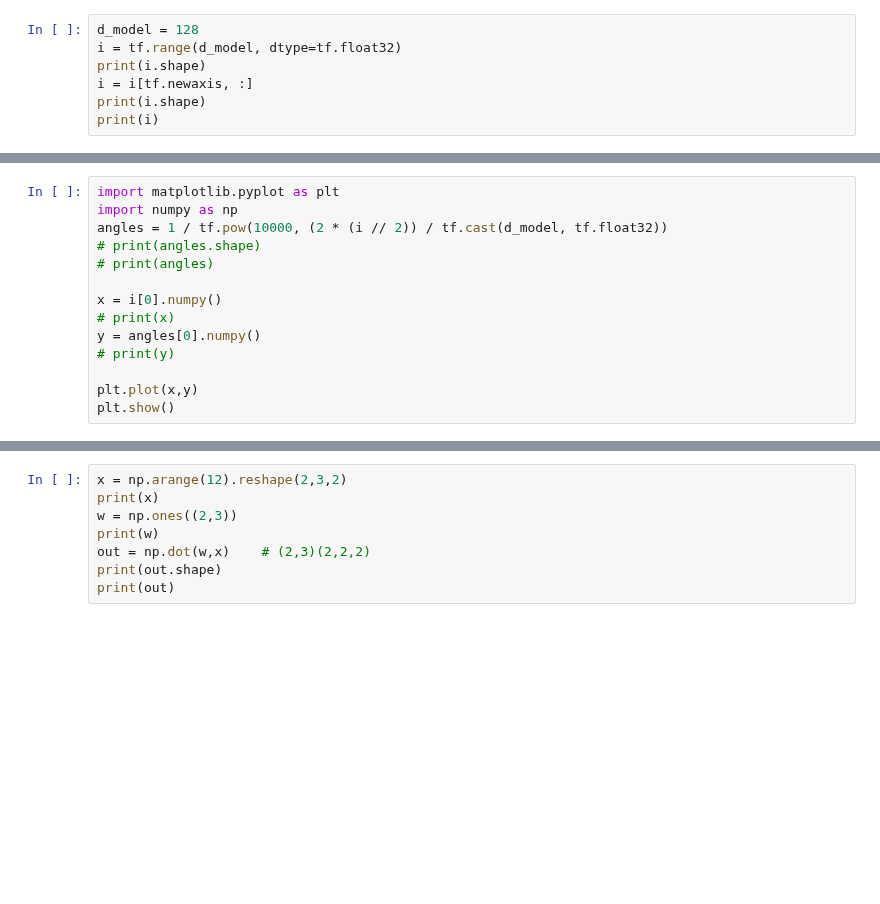
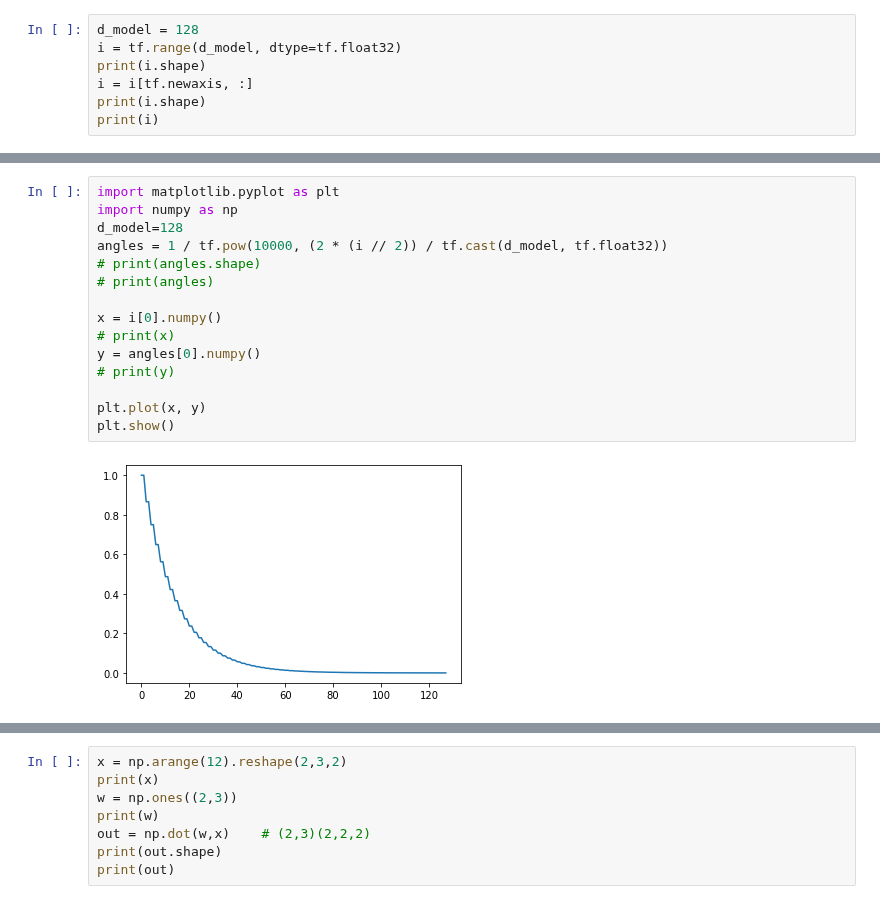
Before and after one commit to imguru-mooc/AI_NLP_ADVANCED, a Jupyter notebook: 소스_1/ch09/Transformer.ipynb, the cells around one changed output, grey strips where cells are left out. Cells and saved outputs as stored; diff of their text form; blank space fills up the shorter version.

```diff
--- a/소스_1/ch09/Transformer.ipynb
+++ b/소스_1/ch09/Transformer.ipynb
@@ -22,15 +52,18 @@ print(i)
 # %%
 import matplotlib.pyplot as plt
 import numpy as np
+d_model=128
 angles = 1 / tf.pow(10000, (2 * (i // 2)) / tf.cast(d_model, tf.float32))
 # print(angles.shape)
 # print(angles)
 
 x = i[0].numpy()
 # print(x)
 y = angles[0].numpy()
 # print(y)
 
-plt.plot(x,y)
+plt.plot(x, y)
 plt.show()
+# %% [output]
+[figure, added]
 # %%
```
Also changed, not shown: parts of 55 cells of this notebook.
